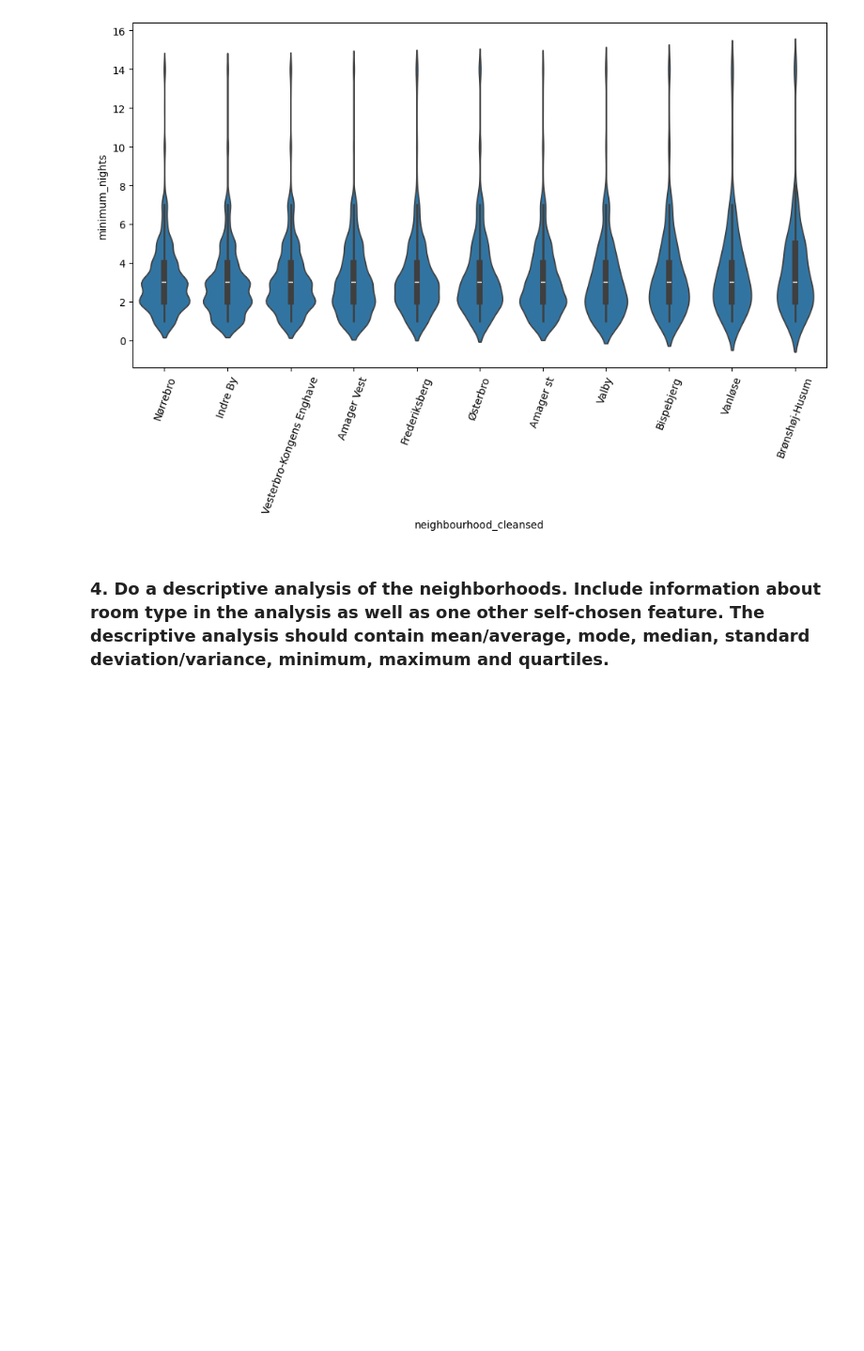
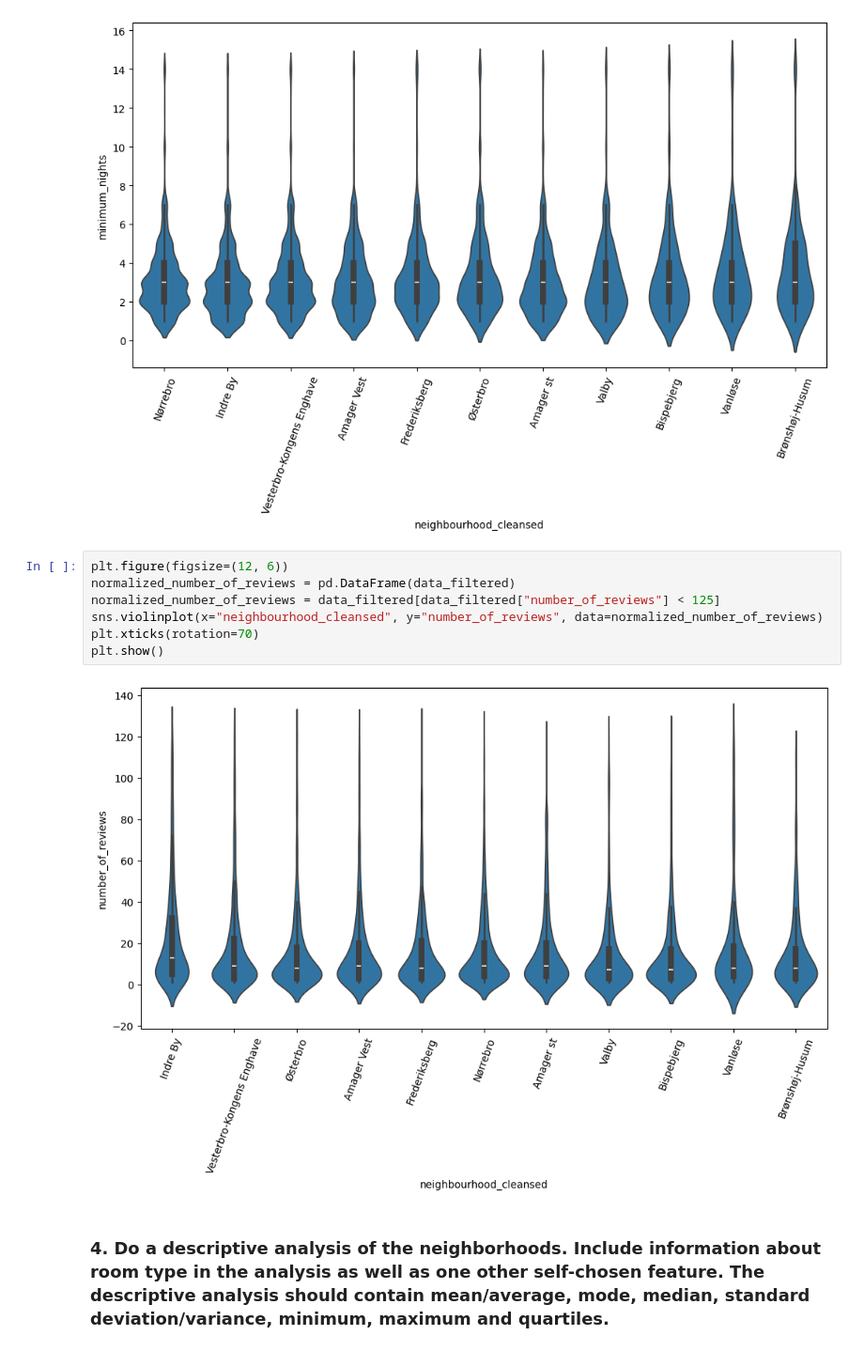
Before and after one commit to dimitur2204/MAL1, a Jupyter notebook: copenhagen-airbnb-assignment.ipynb, the cells around one changed output. Shown at 94% size. Saved outputs shown, nothing was run; the diff lists cells and outputs as text; blank space fills up the shorter version.

```diff
--- a/copenhagen-airbnb-assignment.ipynb
+++ b/copenhagen-airbnb-assignment.ipynb
@@ -213,6 +213,15 @@ plt.xticks(rotation=70)
 plt.show()
 # %% [output]
 [figure]
+# %%
+plt.figure(figsize=(12, 6))
+normalized_number_of_reviews = pd.DataFrame(data_filtered)
+normalized_number_of_reviews = data_filtered[data_filtered["number_of_reviews"] < 125]
+sns.violinplot(x="neighbourhood_cleansed", y="number_of_reviews", data=normalized_number_of_reviews)
+plt.xticks(rotation=70)
+plt.show()
+# %% [output]
+[figure, added]
 # %% [markdown]
 ### 4. Do a descriptive analysis of the neighborhoods. Include information about room type in the analysis as well as one other self-chosen feature. The descriptive analysis should contain mean/average, mode, median, standard deviation/variance, minimum, maximum and quartiles.
 # %%
```
Also changed, not shown: parts of 7 cells of this notebook, 1 other file.
